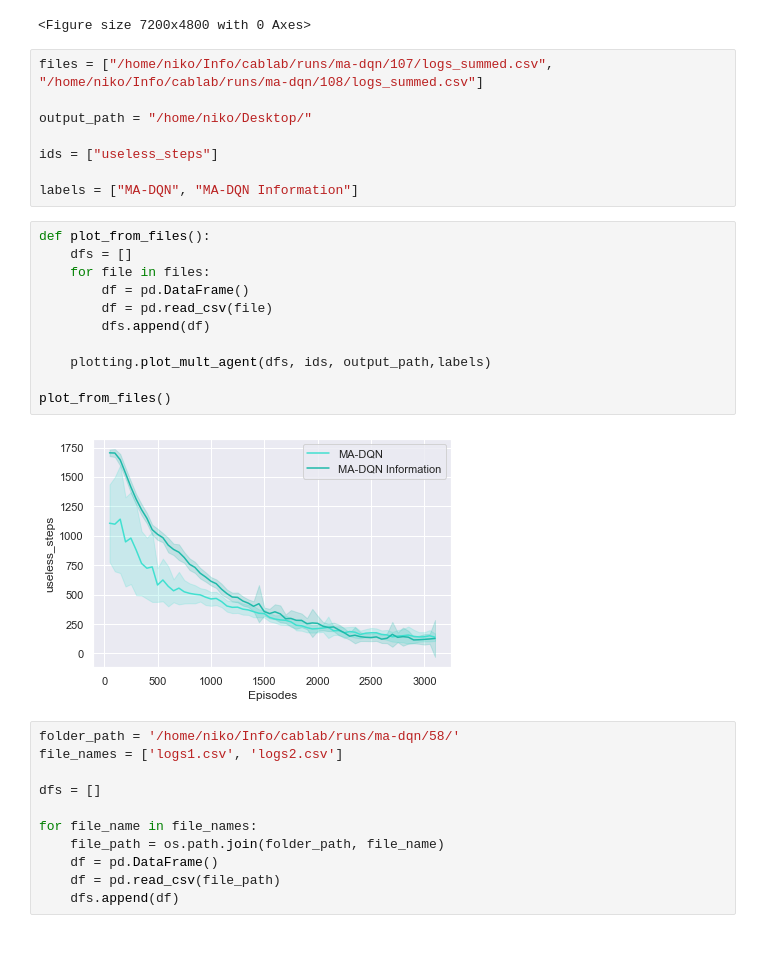
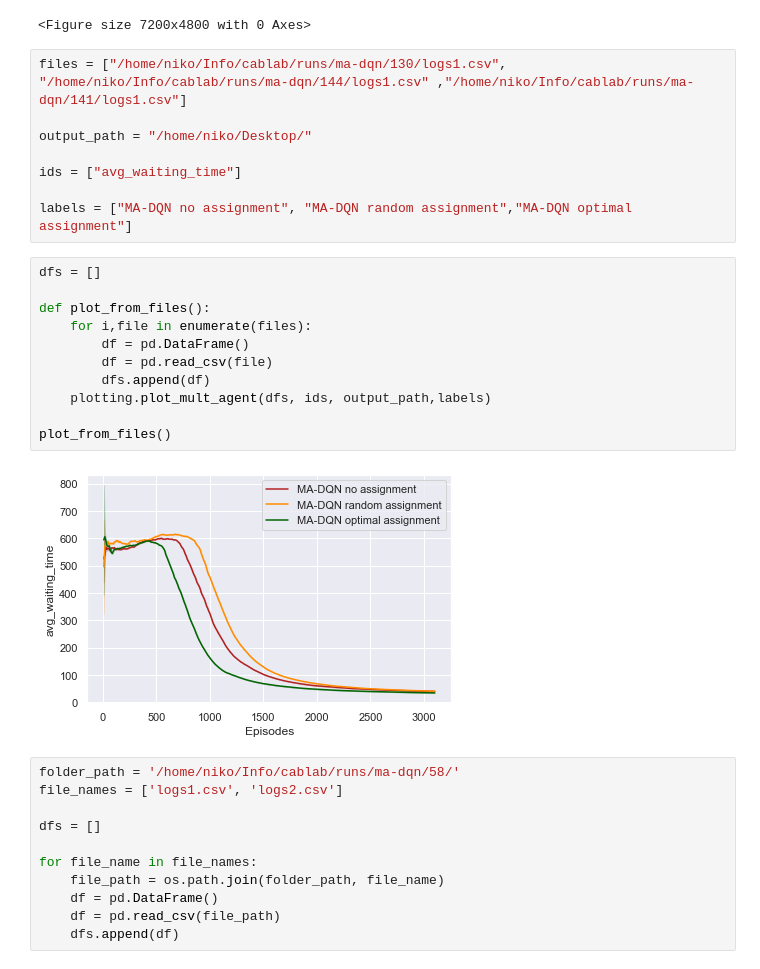
Before and after one commit to nikolim/cablab, a Jupyter notebook: common/create_plots.ipynb, the cells around one changed output. Cells and saved outputs as stored; diff of their text form.

```diff
--- a/common/create_plots.ipynb
+++ b/common/create_plots.ipynb
@@ -7,26 +7,26 @@ import pandas as pd
 # %% [output]
 <Figure size 7200x4800 with 0 Axes>
 # %%
-files = ["/home/niko/Info/cablab/runs/ma-dqn/107/logs_summed.csv", "/home/niko/Info/cablab/runs/ma-dqn/108/logs_summed.csv"]
+files = ["/home/niko/Info/cablab/runs/ma-dqn/130/logs1.csv", "/home/niko/Info/cablab/runs/ma-dqn/144/logs1.csv" ,"/home/niko/Info/cablab/runs/ma-dqn/141/logs1.csv"]
 
 output_path = "/home/niko/Desktop/"
 
-ids = ["useless_steps"]
+ids = ["avg_waiting_time"]
 
-labels = ["MA-DQN", "MA-DQN Information"]
+labels = ["MA-DQN no assignment", "MA-DQN random assignment","MA-DQN optimal assignment"]
 # %%
+dfs = []
+
 def plot_from_files():
-    dfs = []
-    for file in files:
+    for i,file in enumerate(files):
         df = pd.DataFrame()
         df = pd.read_csv(file)
         dfs.append(df)
-
     plotting.plot_mult_agent(dfs, ids, output_path,labels)
 
 plot_from_files()
 # %% [output]
-[figure, old version]
+[figure, new version]
 # %%
 folder_path = '/home/niko/Info/cablab/runs/ma-dqn/58/'
 file_names = ['logs1.csv', 'logs2.csv']
```
Also changed, not shown: 11 other files.
